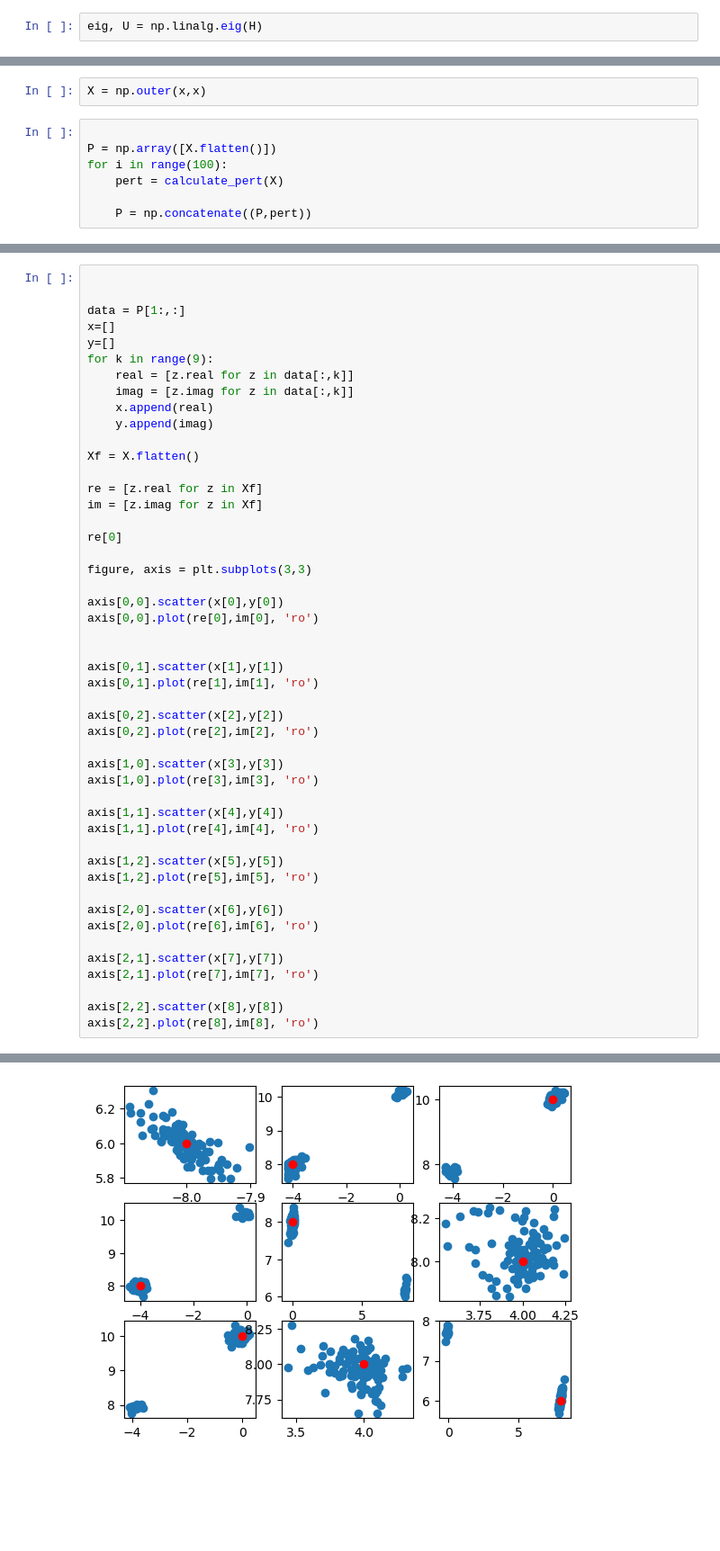
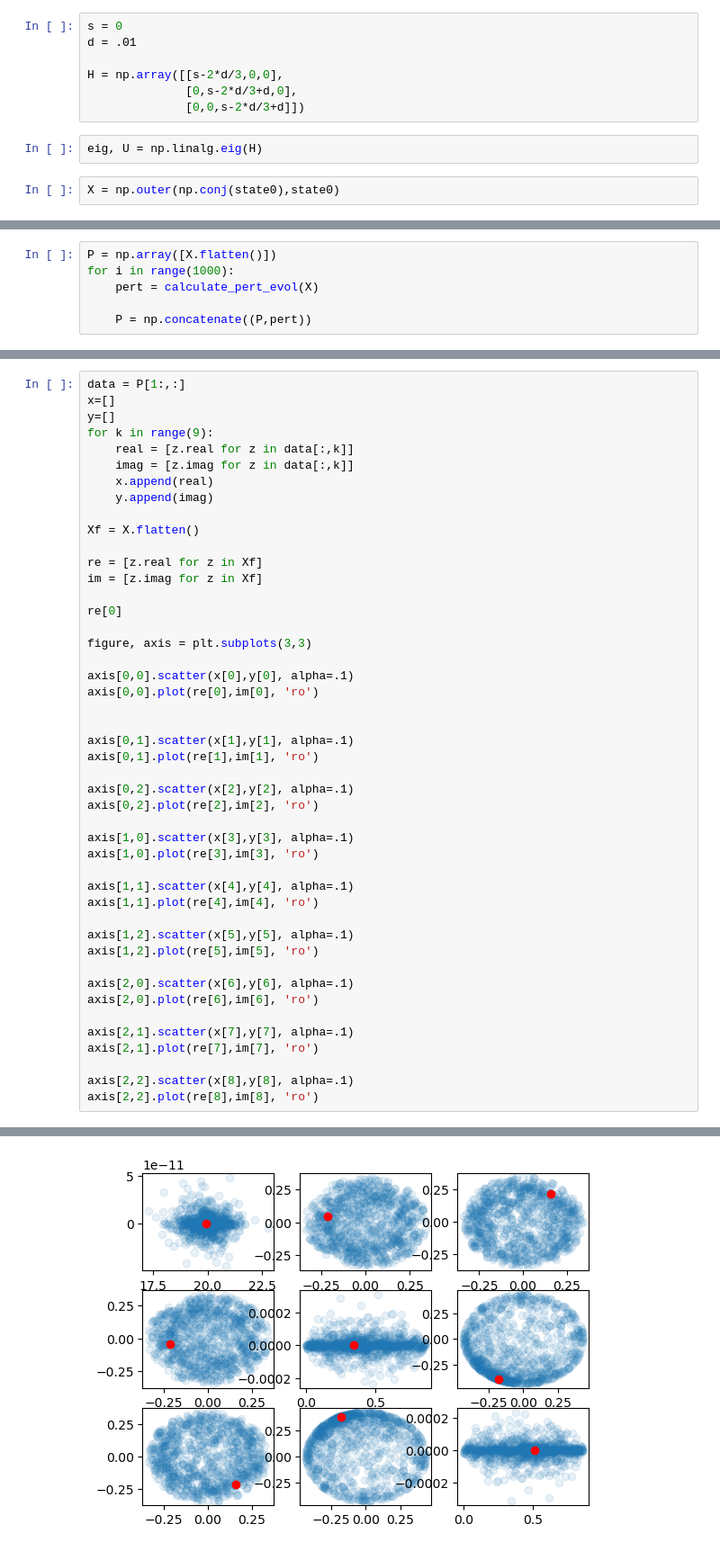
Before and after one commit to MonkeyOnTypewriter/Physics, a Jupyter notebook: densitymatrixentries.ipynb, the cells around one changed output, grey strips where cells are left out. Shown: that part at 90% size. Saved outputs shown, nothing was run; the diff lists cells and outputs as text; blank space fills up the shorter version.

```diff
--- a/densitymatrixentries.ipynb
+++ b/densitymatrixentries.ipynb
@@ -14,3 +14,12 @@ H = np.matrix(C).H @ C
+# %%
+s = 0
+d = .01
+
+H = np.array([[s-2*d/3,0,0],
+              [0,s-2*d/3+d,0],
+              [0,0,s-2*d/3+d]])
 # %%
 eig, U = np.linalg.eig(H)
+# %%
+X = np.outer(np.conj(state0),state0)
 # %%
@@ -30,10 +63,7 @@ def calculate_pert(X):
     return f
-# %%
-X = np.outer(x,x)
 # %%
-
 P = np.array([X.flatten()])
-for i in range(100):
-    pert = calculate_pert(X)
+for i in range(1000):
+    pert = calculate_pert_evol(X)
 
     P = np.concatenate((P,pert))
@@ -40,6 +78,4 @@ for i in range(100):
 # %%
-
-
 data = P[1:,:]
 x=[]
 y=[]
@@ -51,40 +87,40 @@ for k in range(9):
 
 Xf = X.flatten()
 
 re = [z.real for z in Xf]
 im = [z.imag for z in Xf]
 
 re[0]
 
 figure, axis = plt.subplots(3,3)
 
-axis[0,0].scatter(x[0],y[0])
+axis[0,0].scatter(x[0],y[0], alpha=.1)
 axis[0,0].plot(re[0],im[0], 'ro')
 
 
-axis[0,1].scatter(x[1],y[1])
+axis[0,1].scatter(x[1],y[1], alpha=.1)
 axis[0,1].plot(re[1],im[1], 'ro')
 
-axis[0,2].scatter(x[2],y[2])
+axis[0,2].scatter(x[2],y[2], alpha=.1)
 axis[0,2].plot(re[2],im[2], 'ro')
 
-axis[1,0].scatter(x[3],y[3])
+axis[1,0].scatter(x[3],y[3], alpha=.1)
 axis[1,0].plot(re[3],im[3], 'ro')
 
-axis[1,1].scatter(x[4],y[4])
+axis[1,1].scatter(x[4],y[4], alpha=.1)
 axis[1,1].plot(re[4],im[4], 'ro')
 
-axis[1,2].scatter(x[5],y[5])
+axis[1,2].scatter(x[5],y[5], alpha=.1)
 axis[1,2].plot(re[5],im[5], 'ro')
 
-axis[2,0].scatter(x[6],y[6])
+axis[2,0].scatter(x[6],y[6], alpha=.1)
 axis[2,0].plot(re[6],im[6], 'ro')
 
-axis[2,1].scatter(x[7],y[7])
+axis[2,1].scatter(x[7],y[7], alpha=.1)
 axis[2,1].plot(re[7],im[7], 'ro')
 
-axis[2,2].scatter(x[8],y[8])
+axis[2,2].scatter(x[8],y[8], alpha=.1)
 axis[2,2].plot(re[8],im[8], 'ro')
 # %% [output]
 [<matplotlib.lines.Line2D at 0x...>]
-[figure, old version]
+[figure, new version]
```
Also changed, not shown: parts of 13 cells of this notebook.
